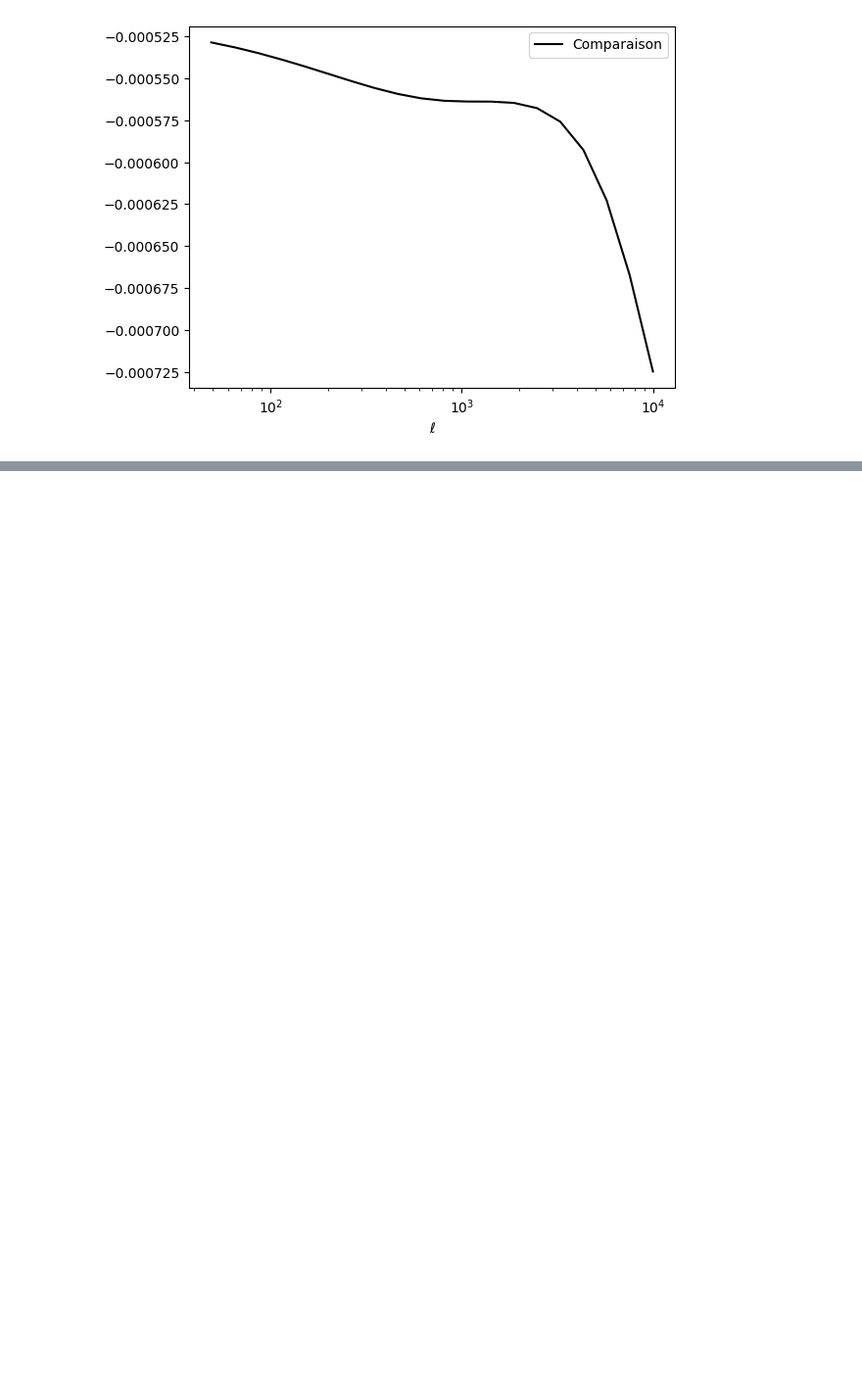
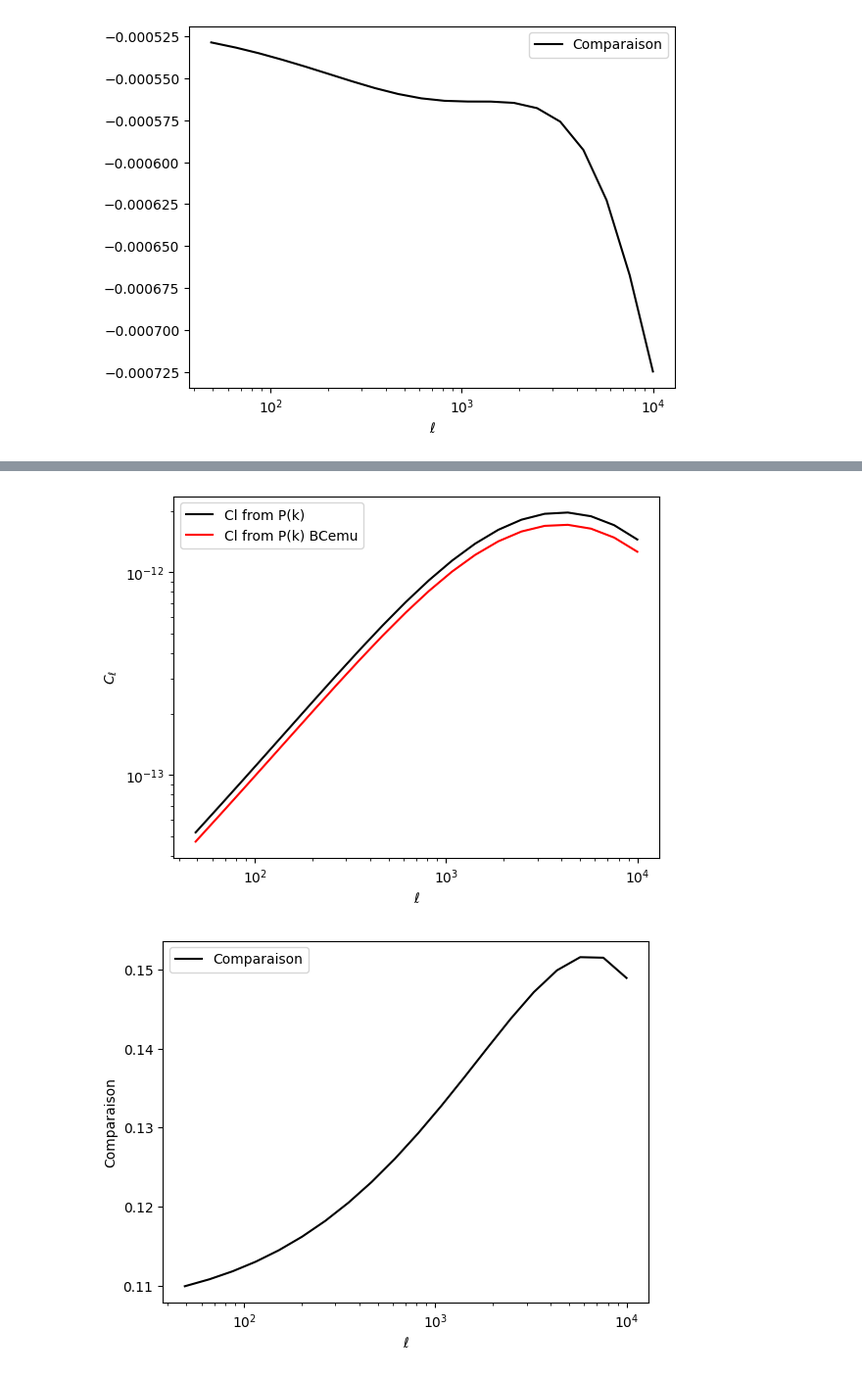
Before and after one commit to Thomas054/My_hmf, a Jupyter notebook: Cobaya/Avec_modifs/tests_modifs_cobaya.ipynb, the cells around one changed output, grey strips where cells are left out. Shown at 98% size. Cells and saved outputs as stored; diff of their text form; code cells hidden in the pictures; blank space fills up the shorter version.

```diff
--- a/Cobaya/Avec_modifs/tests_modifs_cobaya.ipynb
+++ b/Cobaya/Avec_modifs/tests_modifs_cobaya.ipynb
@@ -50,0 +92,30 @@ plt.show()
+# %%
+data = np.loadtxt("Cl_from_Pk.txt")
+data_BCemu = np.loadtxt("Cl_from_Pk_BCemu.txt")
+
+
+# Sépare les colonnes
+ell = data[:, 0]  # 1ère colonne
+Cl = data[:, 1]  # 2ème colonne
+ell_BCemu = data_BCemu[:, 0]  # 1ère colonne
+Cl_BCemu = data_BCemu[:, 1]  # 2ème colonne
+
+plt.plot(ell, Cl, label='Cl from P(k)', color = 'black')
+plt.plot(ell_BCemu, Cl_BCemu, label='Cl from P(k) BCemu', color = 'red')
+plt.legend()
+plt.xscale('log')
+plt.yscale('log')
+plt.xlabel(r'$\ell$')
+plt.ylabel(r'$C_{\ell}$')
+plt.show()
+
+plt.plot(ell, Cl/Cl_BCemu - 1, label = "Comparaison", color = 'black')
+plt.legend()
+plt.xscale('log')
+# plt.yscale('log')
+plt.xlabel(r'$\ell$')
+plt.ylabel(r'Comparaison')
+plt.show()
+# %% [output]
+[figure, added]
+[figure, added]
```
Also changed, not shown: parts of 6 cells of this notebook, 4 other files.
